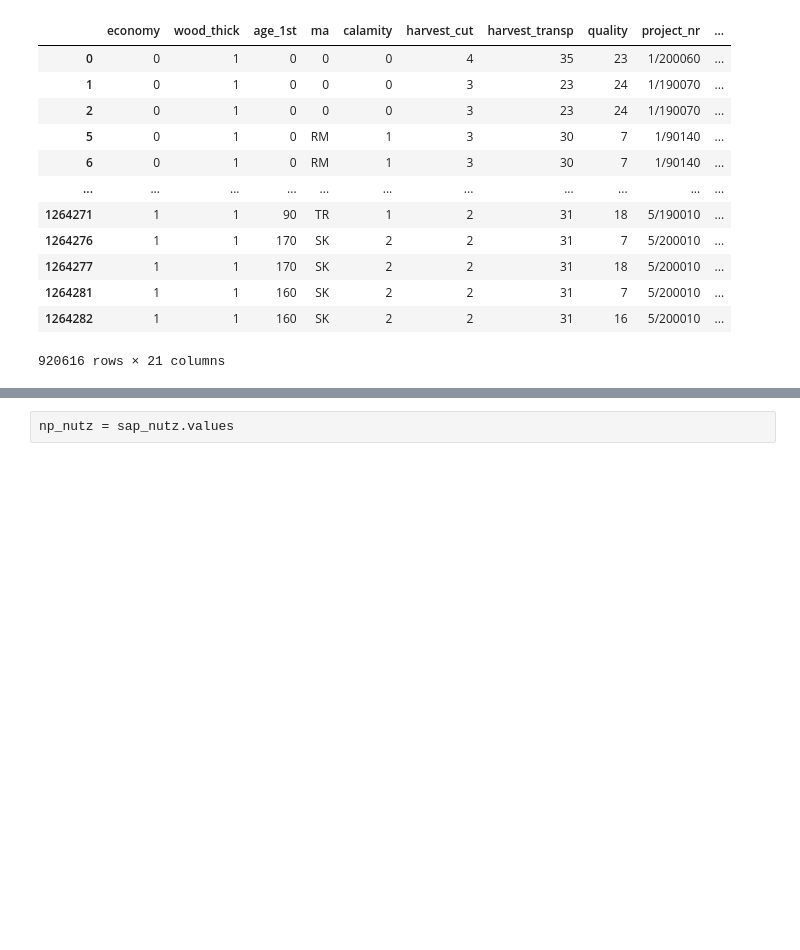
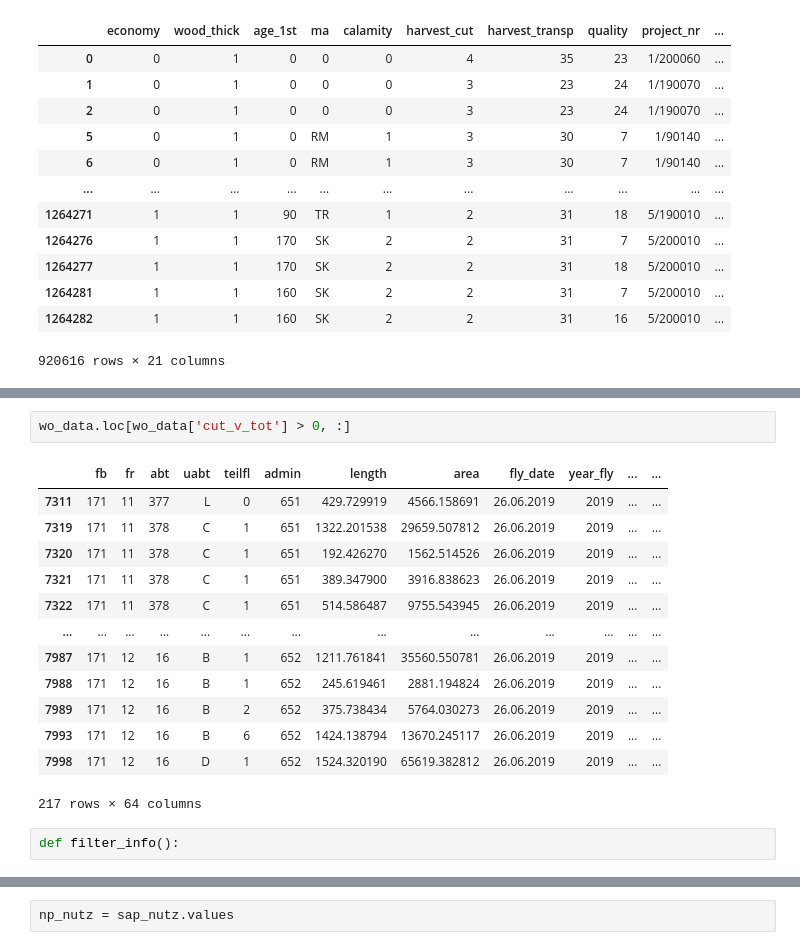
Before and after one commit to satlawa/edin_diss_geo, a Jupyter notebook: new/create_GIS_ground_truth_(vector)_test_nutz.ipynb, the cells around one changed output, grey strips where cells are left out. Saved outputs shown, nothing was run; the diff lists cells and outputs as text; blank space fills up the shorter version.

```diff
--- a/new/create_GIS_ground_truth_(vector)_test_nutz.ipynb
+++ b/new/create_GIS_ground_truth_(vector)_test_nutz.ipynb
@@ -1035,0 +1171,18 @@ x = sap_nutz_proj.loc[sap_nutz_proj['date_start'].str.find('.')!=-1, 'date_start
+# %%
+wo_data.loc[wo_data['cut_v_tot'] > 0, :]
+# %% [output]
+|  | fb | fr | abt | uabt | teilfl | admin | length | area | fly_date | year_fly | ... | ... |
+| 7311 | 171 | 11 | 377 | L | 0 | 651 | 429.729919 | 4566.158691 | 26.06.2019 | 2019 | ... | ... |
+| 7319 | 171 | 11 | 378 | C | 1 | 651 | 1322.201538 | 29659.507812 | 26.06.2019 | 2019 | ... | ... |
+| 7320 | 171 | 11 | 378 | C | 1 | 651 | 192.426270 | 1562.514526 | 26.06.2019 | 2019 | ... | ... |
+| 7321 | 171 | 11 | 378 | C | 1 | 651 | 389.347900 | 3916.838623 | 26.06.2019 | 2019 | ... | ... |
+| 7322 | 171 | 11 | 378 | C | 1 | 651 | 514.586487 | 9755.543945 | 26.06.2019 | 2019 | ... | ... |
+| ... | ... | ... | ... | ... | ... | ... | ... | ... | ... | ... | ... | ... |
+| 7987 | 171 | 12 | 16 | B | 1 | 652 | 1211.761841 | 35560.550781 | 26.06.2019 | 2019 | ... | ... |
+| 7988 | 171 | 12 | 16 | B | 1 | 652 | 245.619461 | 2881.194824 | 26.06.2019 | 2019 | ... | ... |
+| 7989 | 171 | 12 | 16 | B | 2 | 652 | 375.738434 | 5764.030273 | 26.06.2019 | 2019 | ... | ... |
+| 7993 | 171 | 12 | 16 | B | 6 | 652 | 1424.138794 | 13670.245117 | 26.06.2019 | 2019 | ... | ... |
+| 7998 | 171 | 12 | 16 | D | 1 | 652 | 1524.320190 | 65619.382812 | 26.06.2019 | 2019 | ... | ... |
+217 rows × 64 columns
+# %%
+def filter_info():
```
Also changed, not shown: parts of 47 cells of this notebook.
